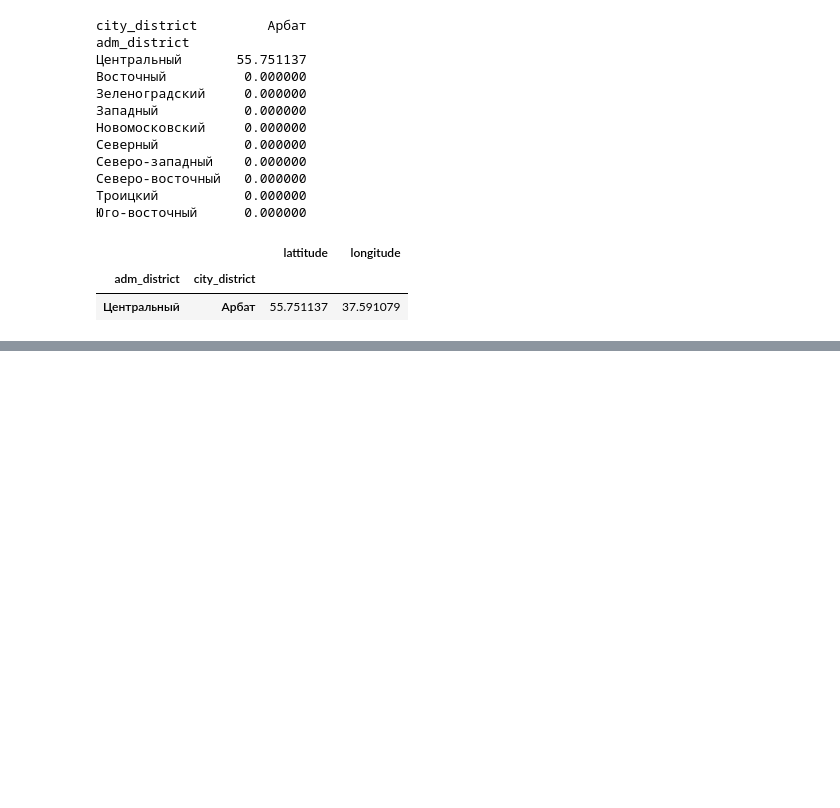
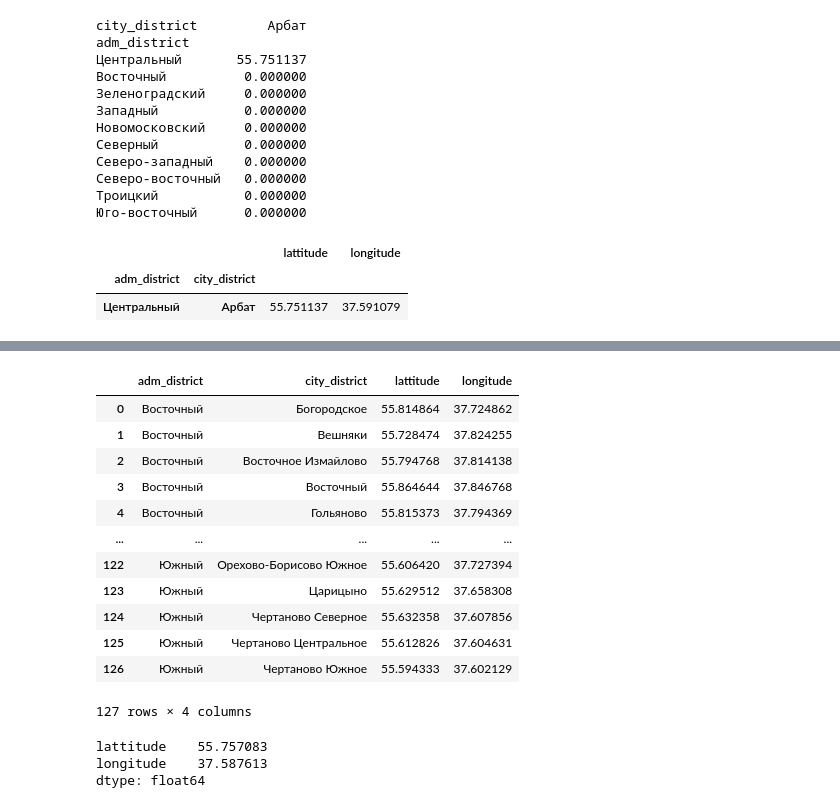
Before and after one commit to NikitaKozlov3412/MyProjectsAndGames, a Jupyter notebook: practice_lesson_1.ipynb, the cells around one changed output, grey strips where cells are left out. Cells and saved outputs as stored; diff of their text form; code cells hidden in the pictures; blank space fills up the shorter version.

```diff
--- a/practice_lesson_1.ipynb
+++ b/practice_lesson_1.ipynb
@@ -114,0 +153,33 @@ adm_district
+# %%
+# группировка по районам
+# Повторная группировка по парам (adm_district, city_district) с вычислением средних координат.
+# Результат — 127 уникальных районов с их центрами.
+grouped_df_2 =  df.groupby(['adm_district', 'city_district']) \
+    .agg({'lattitude': 'mean', 'longitude': 'mean'}) \
+    .reset_index()
+grouped_df_2
+# %% [output]
+|  | adm_district | city_district | lattitude | longitude |
+| 0 | Восточный | Богородское | 55.814864 | 37.724862 |
+| 1 | Восточный | Вешняки | 55.728474 | 37.824255 |
+| 2 | Восточный | Восточное Измайлово | 55.794768 | 37.814138 |
+| 3 | Восточный | Восточный | 55.864644 | 37.846768 |
+| 4 | Восточный | Гольяново | 55.815373 | 37.794369 |
+| ... | ... | ... | ... | ... |
+| 122 | Южный | Орехово-Борисово Южное | 55.606420 | 37.727394 |
+| 123 | Южный | Царицыно | 55.629512 | 37.658308 |
+| 124 | Южный | Чертаново Северное | 55.632358 | 37.607856 |
+| 125 | Южный | Чертаново Центральное | 55.612826 | 37.604631 |
+| 126 | Южный | Чертаново Южное | 55.594333 | 37.602129 |
+127 rows × 4 columns
+# %%
+# средняя координата всех районов (не включая Центральный)
+# Фильтрует все районы, кроме Центрального, и вычисляет общее среднее по широте и долготе —
+# как будто один общий центр всех остальных районов.
+filtered_df =  grouped_df_2[grouped_df_2.adm_district != 'Центральный']
+mean_values = filtered_df[['lattitude', 'longitude']].mean()
+mean_values
+# %% [output]
+lattitude    55.757083
+longitude    37.587613
+dtype: float64
```
Also changed, not shown: parts of 18 cells of this notebook.
